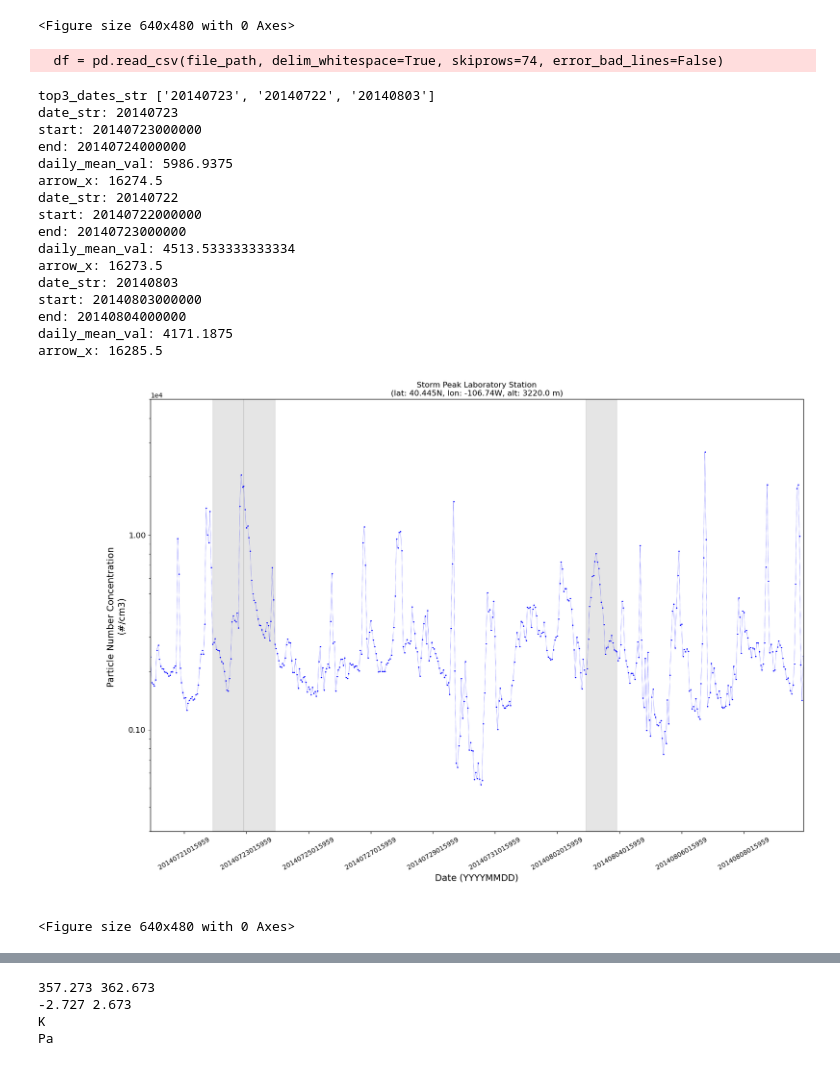
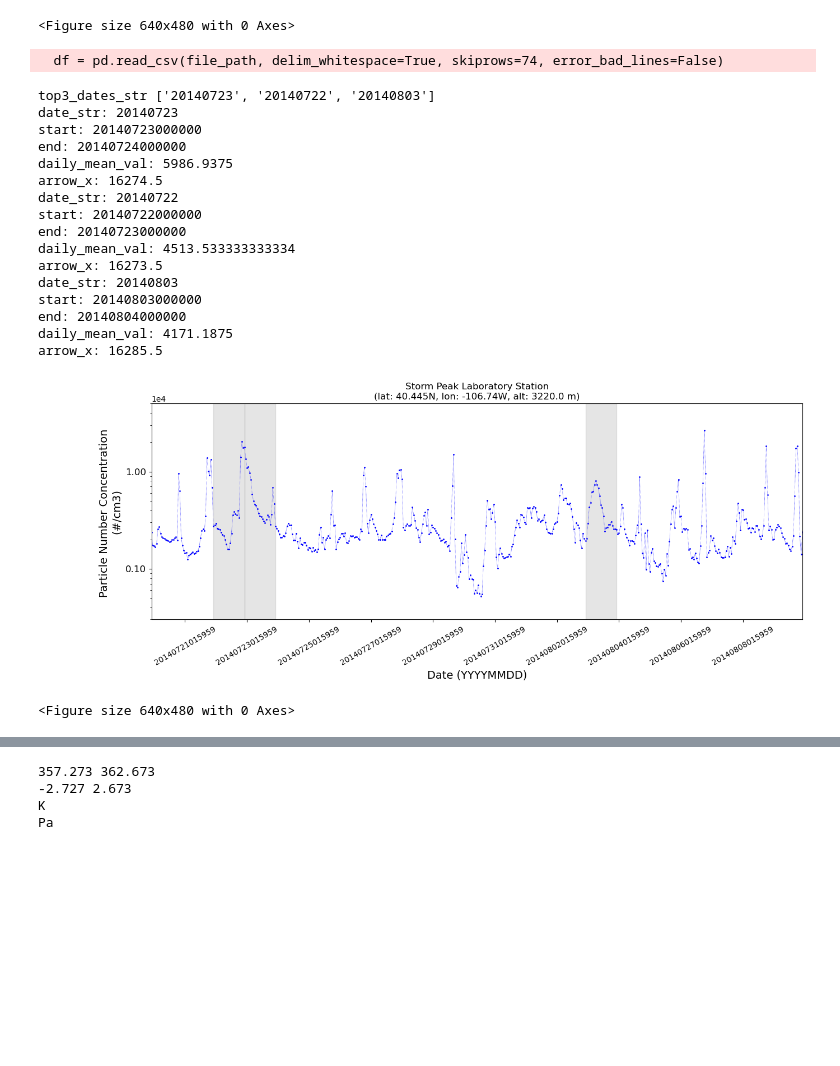
Before and after one commit to Han0928/full_nc_analysis, a Jupyter notebook: time_series_dask_woking.ipynb, the cells around one changed output, grey strips where cells are left out. Saved outputs shown, nothing was run; the diff lists cells and outputs as text; code cells hidden in the pictures; blank space fills up the shorter version.

```diff
--- a/time_series_dask_woking.ipynb
+++ b/time_series_dask_woking.ipynb
@@ -765,7 +765,7 @@ time_data_values[i].data [390505. 390508. 390511. 390514. 390517. 390520. 390523
 [figure]
 <Figure size 640x480 with 0 Axes>
 # %%
-# function version for stormpeak lab
+# function version for stormpeak lab, can pick the top 3 days of maximum daily mean number concentration, but the arrow is not working yet.
 import pandas as pd
 import matplotlib.pyplot as plt
 import matplotlib.dates as mdates
@@ -781,7 +781,7 @@ def read_data(file_path):
     return df
 
 def plot_data(df):
-    fig, ax = plt.subplots(figsize=(18, 12))
+    fig, ax = plt.subplots(figsize=(15, 5))
     ax.plot(df['date'], df['particle_number_concentration'], 'bo', markersize=1.0)
     ax.plot(df['date'], df['particle_number_concentration'], ':', color='blue', linewidth=0.5)
     ax.set_xlabel('Date (YYYYMMDD)', fontsize=14)
@@ -841,33 +841,33 @@ def add_shaded_regions(ax, df):
                                                                     connectionstyle='arc3,rad=0.2', relpos=(0.5, 0.5),
                                                                     mutation_scale=15),
                                                     pad=0.5)
             ax.add_artist(offset_box)
         except Exception as e:
             print('Error adding annotation:', e)
 file_path = '/ocean/projects/atm200005p/ding0928/nc_file_full/Storm_Peak_julaug_2014.nas'
 df = read_data(file_path)
 ax = plot_data(df)
 add_shaded_regions(ax, df)
 plt.show()
 plt.savefig('output_fig/obser_storm_peak.png', dpi=800)
 # %% [output]
   df = pd.read_csv(file_path, delim_whitespace=True, skiprows=74, error_bad_lines=False)
 top3_dates_str ['20140723', '20140722', '20140803']
 date_str: 20140723
 start: 20140723000000
 end: 20140724000000
 daily_mean_val: 5986.9375
 arrow_x: 16274.5
 date_str: 20140722
 start: 20140722000000
 end: 20140723000000
 daily_mean_val: 4513.533333333334
 arrow_x: 16273.5
 date_str: 20140803
 start: 20140803000000
 end: 20140804000000
 daily_mean_val: 4171.1875
 arrow_x: 16285.5
-[figure, old version]
+[figure, new version]
 <Figure size 640x480 with 0 Axes>
 # %%
```
Also changed, not shown: parts of 4 cells of this notebook, 1 other file.
